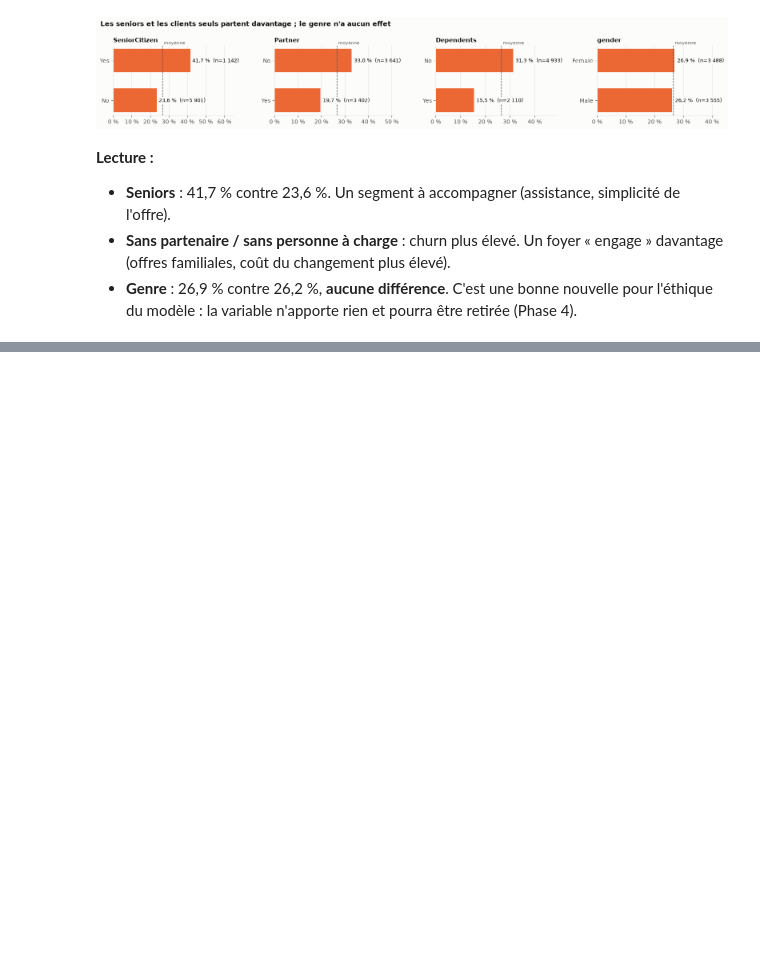
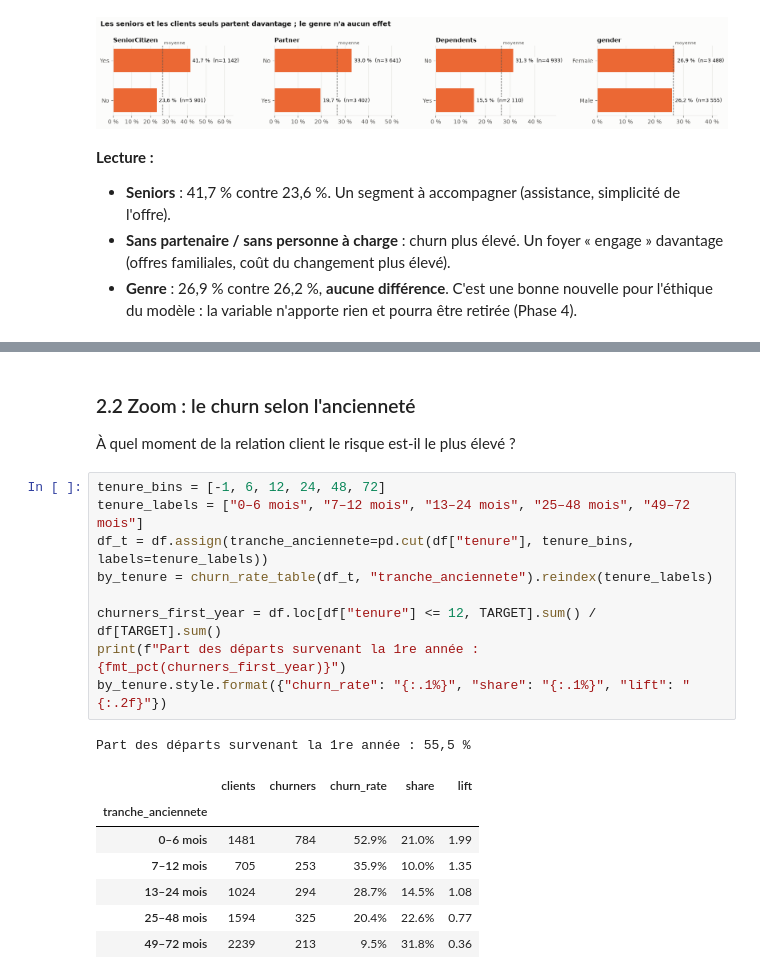
Before and after one commit to cheikhahmedtidiane/projet_churn_clients, a Jupyter notebook: notebooks/03_analyse_exploratoire.ipynb, the cells around one changed output, grey strips where cells are left out. Saved outputs shown, nothing was run; the diff lists cells and outputs as text; blank space fills up the shorter version.

```diff
--- a/notebooks/03_analyse_exploratoire.ipynb
+++ b/notebooks/03_analyse_exploratoire.ipynb
@@ -102,0 +146,22 @@ plt.show()
+# %% [markdown]
+### 2.2 Zoom : le churn selon l'ancienneté
+
+À quel moment de la relation client le risque est-il le plus élevé ?
+# %%
+tenure_bins = [-1, 6, 12, 24, 48, 72]
+tenure_labels = ["0–6 mois", "7–12 mois", "13–24 mois", "25–48 mois", "49–72 mois"]
+df_t = df.assign(tranche_anciennete=pd.cut(df["tenure"], tenure_bins, labels=tenure_labels))
+by_tenure = churn_rate_table(df_t, "tranche_anciennete").reindex(tenure_labels)
+
+churners_first_year = df.loc[df["tenure"] <= 12, TARGET].sum() / df[TARGET].sum()
+print(f"Part des départs survenant la 1re année : {fmt_pct(churners_first_year)}")
+by_tenure.style.format({"churn_rate": "{:.1%}", "share": "{:.1%}", "lift": "{:.2f}"})
+# %% [output]
+Part des départs survenant la 1re année : 55,5 %
+|  | clients | churners | churn_rate | share | lift |
+| tranche_anciennete |  |  |  |  |  |
+| 0–6 mois | 1481 | 784 | 52.9% | 21.0% | 1.99 |
+| 7–12 mois | 705 | 253 | 35.9% | 10.0% | 1.35 |
+| 13–24 mois | 1024 | 294 | 28.7% | 14.5% | 1.08 |
+| 25–48 mois | 1594 | 325 | 20.4% | 22.6% | 0.77 |
+| 49–72 mois | 2239 | 213 | 9.5% | 31.8% | 0.36 |
```
Also changed, not shown: parts of 6 cells of this notebook, 2 other files.
